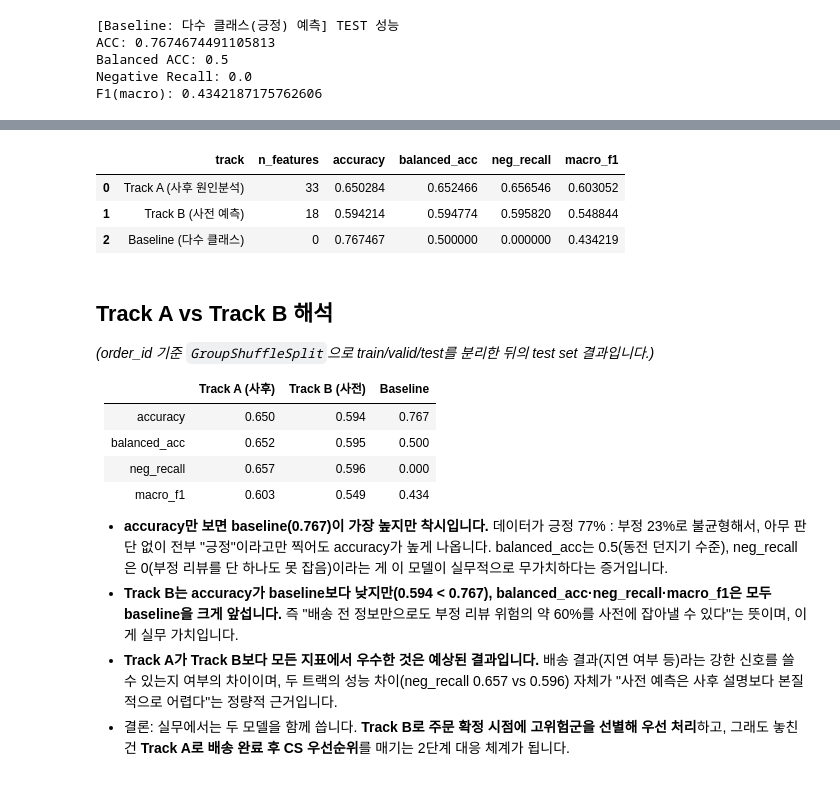
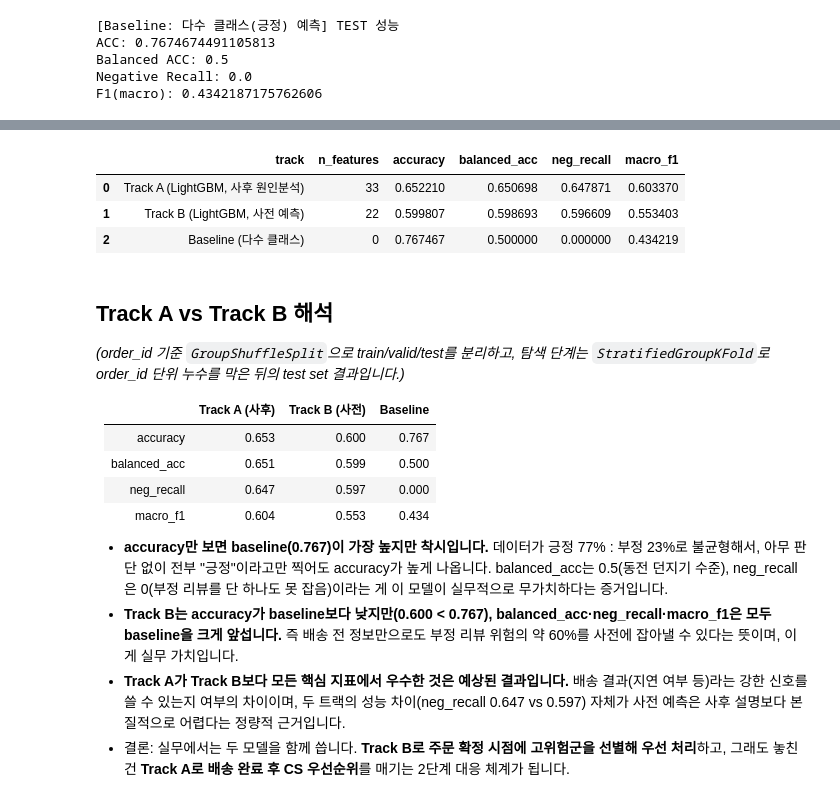
Before and after one commit to rladbstj56/olist_project, a Jupyter notebook: code_final_report/finalcode/ml_classifier.ipynb, the cells around one changed output, grey strips where cells are left out. Saved outputs shown, nothing was run; the diff lists cells and outputs as text; code cells hidden in the pictures.

```diff
--- a/code_final_report/finalcode/ml_classifier.ipynb
+++ b/code_final_report/finalcode/ml_classifier.ipynb
@@ -790,21 +807,18 @@ if RUN_MODEL_COMPARISON:
     xgb_grid_search = GridSearchCV(
         estimator=xgb_pipeline,
         param_grid=xgb_param_grid,
-        cv=3,
+        cv=group_cv,
         scoring='f1_macro',
         n_jobs=-1,
         verbose=1
     )
 
     # 4. 파이프라인 학습 및 최적 탐색 (X_train은 원본 형태여야 함)
-    xgb_grid_search.fit(X_train, y_train)
+    xgb_grid_search.fit(X_train, y_train, groups=groups_train)
 
     print("Best XGBoost Parameters:", xgb_grid_search.best_params_)
     print("Best Macro F1 Score:", xgb_grid_search.best_score_)
-    # (order_id 기준 GroupShuffleSplit 적용 후 재탐색 결과)
-    # Fitting 3 folds for each of 180 candidates, totalling 540 fits
-    # Best XGBoost Parameters: {'classifier__gamma': 0, 'classifier__learning_rate': 0.05, 'classifier__max_depth': 7, 'classifier__min_child_weight': 3, 'classifier__n_estimators': 1000}
-    # Best Macro F1 Score: 0.6190250300721268
+    # (order_id 기준 StratifiedGroupKFold 재탐색 완료: outputs/model_comparison_results.csv 반영)
 
     # 5. 최적 파라미터 + early stopping으로 최종 XGB 모델 학습
     # (Pipeline은 fit 시 eval_set 변환을 지원하지 않아 전처리기를 직접 fit_transform)
@@ -961,6 +980,7 @@ Track A와 동일한 train/valid/test 분할(같은 행, order_id 기준 GroupSh
 # Track A와 동일한 split(X_train/X_valid/X_test)에서 "주문 시점에 이미 아는" 컬럼만 선택
 pre_order_cols = [
     'order_item_id', 'price', 'freight_value', 'freight_ratio', 'total_price',
+    'product_weight_g', 'product_length_cm', 'product_height_cm', 'product_width_cm',
     'order_purchase_dayofweek', 'order_purchase_month', 'expected_delivery_days',
     'main_category', 'sub_category', 'distance_km', 'distance_cat', 'cross_state',
     'is_sp_customer', 'is_sp_seller', 'sp_route_type', 'sp_route_type_customer', 'sp_route_type_seller'
@@ -978,7 +998,7 @@ preprocessor_b = ColumnTransformer(
         ('num', SimpleImputer(strategy='median'), num_cols_b),
         ('cat', Pipeline(steps=[
             ('imputer', SimpleImputer(strategy='most_frequent')),
-            ('encoder', OneHotEncoder(handle_unknown='ignore', sparse_output=False))
+            ('encoder', OneHotEncoder(handle_unknown='ignore', sparse_output=True))
         ]), cat_cols_b)
     ]
 )
@@ -1009,10 +1029,7 @@ F1(macro): 0.4342187175762606
 # %%
 # Track A와 동일한 패턴: 1회 탐색 후 최적값을 아래 최종 모델 셀에 하드코딩하고 기본값은 False로 둡니다.
 # 재검증하려면 True로 바꾼 뒤 재실행하세요.
-# (order_id 기준 GroupShuffleSplit 적용 후 재탐색 결과)
-# 실행 결과: Fitting 3 folds for each of 10 candidates, totalling 30 fits
-# Track B Best Parameters: {'classifier__colsample_bytree': 0.5028265220878869, 'classifier__learning_rate': 0.011153121252070788, 'classifier__max_depth': 5, 'classifier__min_child_samples': 47, 'classifier__n_estimators': 800, 'classifier__num_leaves': 29}
-# Track B Best Macro F1 Score: 0.5717049179088063
+# (order_id 기준 StratifiedGroupKFold 적용 후 재탐색 완료)
 RUN_TRACK_B_SEARCH = False
 
 if RUN_TRACK_B_SEARCH:
@@ -1034,14 +1051,14 @@ if RUN_TRACK_B_SEARCH:
         estimator=trackb_pipeline_search,
         param_distributions=trackb_param_dist,
         n_iter=10,          # Track A(20회)의 절반만 탐색 - 모델 계열은 이미 확정, 파라미터만 재탐색
-        cv=3,
+        cv=group_cv,
         scoring='f1_macro',
         random_state=42,
         n_jobs=-1,
         verbose=1
     )
 
-    trackb_search.fit(X_train_b, y_train)
+    trackb_search.fit(X_train_b, y_train, groups=groups_train)
     print("Track B Best Parameters:", trackb_search.best_params_)
     print("Track B Best Macro F1 Score:", trackb_search.best_score_)
 # %%
@@ -1050,10 +1067,10 @@ trackb_pipeline = Pipeline(steps=[
     ('preprocessor', preprocessor_b),
     ('classifier', LGBMClassifier(
         n_estimators=800,
-        learning_rate=0.0112,
+        learning_rate=0.011153121252070788,
         num_leaves=29,
         max_depth=5,
-        colsample_bytree=0.5028,
+        colsample_bytree=0.5028265220878869,
         min_child_samples=47,
         class_weight='balanced',
         random_state=42,
@@ -1133,51 +1150,51 @@ TEST F1 (weighted): 0.6254
 # %%
 # Track A vs Track B vs Baseline 비교 (하드코딩 없이 각 셀에서 계산된 실제 변수를 그대로 사용)
 final_comparison = pd.DataFrame([
     {
-        "track": "Track A (사후 원인분석)",
+        "track": "Track A (LightGBM, 사후 원인분석)",
         "n_features": X_train.shape[1],
         "accuracy": accuracy_score(y_test, test_pred),
         "balanced_acc": balanced_accuracy_score(y_test, test_pred),
         "neg_recall": recall_score(y_test, test_pred, pos_label=0),
         "macro_f1": f1_score(y_test, test_pred, average='macro'),
     },
     {
-        "track": "Track B (사전 예측)",
+        "track": "Track B (LightGBM, 사전 예측)",
         "n_features": X_train_b.shape[1],
         "accuracy": accuracy_score(y_test, test_pred_b),
         "balanced_acc": balanced_accuracy_score(y_test, test_pred_b),
         "neg_recall": recall_score(y_test, test_pred_b, pos_label=0),
         "macro_f1": f1_score(y_test, test_pred_b, average='macro'),
     },
     {
         "track": "Baseline (다수 클래스)",
         "n_features": 0,
         "accuracy": accuracy_score(y_test, baseline_pred),
         "balanced_acc": balanced_accuracy_score(y_test, baseline_pred),
         "neg_recall": recall_score(y_test, baseline_pred, pos_label=0, zero_division=0),
         "macro_f1": f1_score(y_test, baseline_pred, average='macro'),
     },
 ])
 final_comparison.to_csv('outputs/track_a_vs_b_comparison.csv', index=False)
 final_comparison
 # %% [output]
 |  | track | n_features | accuracy | balanced_acc | neg_recall | macro_f1 |
-| 0 | Track A (사후 원인분석) | 33 | 0.650284 | 0.652466 | 0.656546 | 0.603052 |
-| 1 | Track B (사전 예측) | 18 | 0.594214 | 0.594774 | 0.595820 | 0.548844 |
+| 0 | Track A (LightGBM, 사후 원인분석) | 33 | 0.652210 | 0.650698 | 0.647871 | 0.603370 |
+| 1 | Track B (LightGBM, 사전 예측) | 22 | 0.599807 | 0.598693 | 0.596609 | 0.553403 |
 | 2 | Baseline (다수 클래스) | 0 | 0.767467 | 0.500000 | 0.000000 | 0.434219 |
 # %% [markdown]
 ## Track A vs Track B 해석
 
-*(order_id 기준 `GroupShuffleSplit`으로 train/valid/test를 분리한 뒤의 test set 결과입니다.)*
+*(order_id 기준 `GroupShuffleSplit`으로 train/valid/test를 분리하고, 탐색 단계는 `StratifiedGroupKFold`로 order_id 단위 누수를 막은 뒤의 test set 결과입니다.)*
 
 | | Track A (사후) | Track B (사전) | Baseline |
 |---|---|---|---|
-| accuracy | 0.650 | 0.594 | 0.767 |
-| balanced_acc | 0.652 | 0.595 | 0.500 |
-| neg_recall | 0.657 | 0.596 | 0.000 |
-| macro_f1 | 0.603 | 0.549 | 0.434 |
+| accuracy | 0.653 | 0.600 | 0.767 |
+| balanced_acc | 0.651 | 0.599 | 0.500 |
+| neg_recall | 0.647 | 0.597 | 0.000 |
+| macro_f1 | 0.604 | 0.553 | 0.434 |
 
 - **accuracy만 보면 baseline(0.767)이 가장 높지만 착시입니다.** 데이터가 긍정 77% : 부정 23%로 불균형해서, 아무 판단 없이 전부 "긍정"이라고만 찍어도 accuracy가 높게 나옵니다. balanced_acc는 0.5(동전 던지기 수준), neg_recall은 0(부정 리뷰를 단 하나도 못 잡음)이라는 게 이 모델이 실무적으로 무가치하다는 증거입니다.
-- **Track B는 accuracy가 baseline보다 낮지만(0.594 < 0.767), balanced_acc·neg_recall·macro_f1은 모두 baseline을 크게 앞섭니다.** 즉 "배송 전 정보만으로도 부정 리뷰 위험의 약 60%를 사전에 잡아낼 수 있다"는 뜻이며, 이게 실무 가치입니다.
-- **Track A가 Track B보다 모든 지표에서 우수한 것은 예상된 결과입니다.** 배송 결과(지연 여부 등)라는 강한 신호를 쓸 수 있는지 여부의 차이이며, 두 트랙의 성능 차이(neg_recall 0.657 vs 0.596) 자체가 "사전 예측은 사후 설명보다 본질적으로 어렵다"는 정량적 근거입니다.
+- **Track B는 accuracy가 baseline보다 낮지만(0.600 < 0.767), balanced_acc·neg_recall·macro_f1은 모두 baseline을 크게 앞섭니다.** 즉 배송 전 정보만으로도 부정 리뷰 위험의 약 60%를 사전에 잡아낼 수 있다는 뜻이며, 이게 실무 가치입니다.
+- **Track A가 Track B보다 모든 핵심 지표에서 우수한 것은 예상된 결과입니다.** 배송 결과(지연 여부 등)라는 강한 신호를 쓸 수 있는지 여부의 차이이며, 두 트랙의 성능 차이(neg_recall 0.647 vs 0.597) 자체가 사전 예측은 사후 설명보다 본질적으로 어렵다는 정량적 근거입니다.
 - 결론: 실무에서는 두 모델을 함께 씁니다. **Track B로 주문 확정 시점에 고위험군을 선별해 우선 처리**하고, 그래도 놓친 건 **Track A로 배송 완료 후 CS 우선순위**를 매기는 2단계 대응 체계가 됩니다.
```
Also changed, not shown: parts of 28 cells of this notebook, 6 other files.
